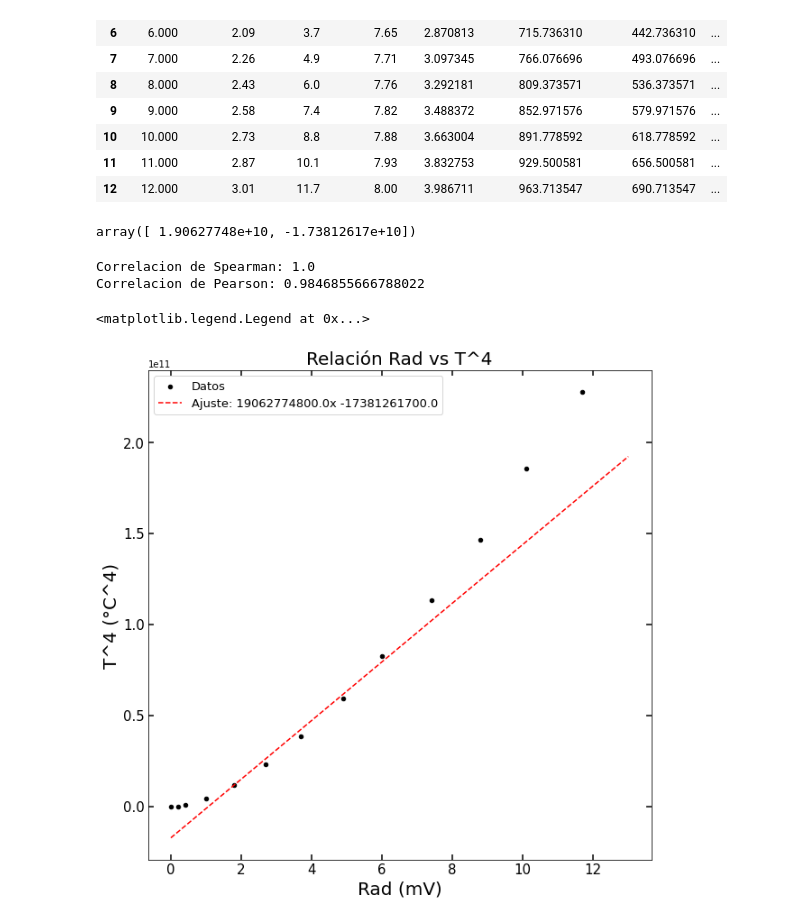
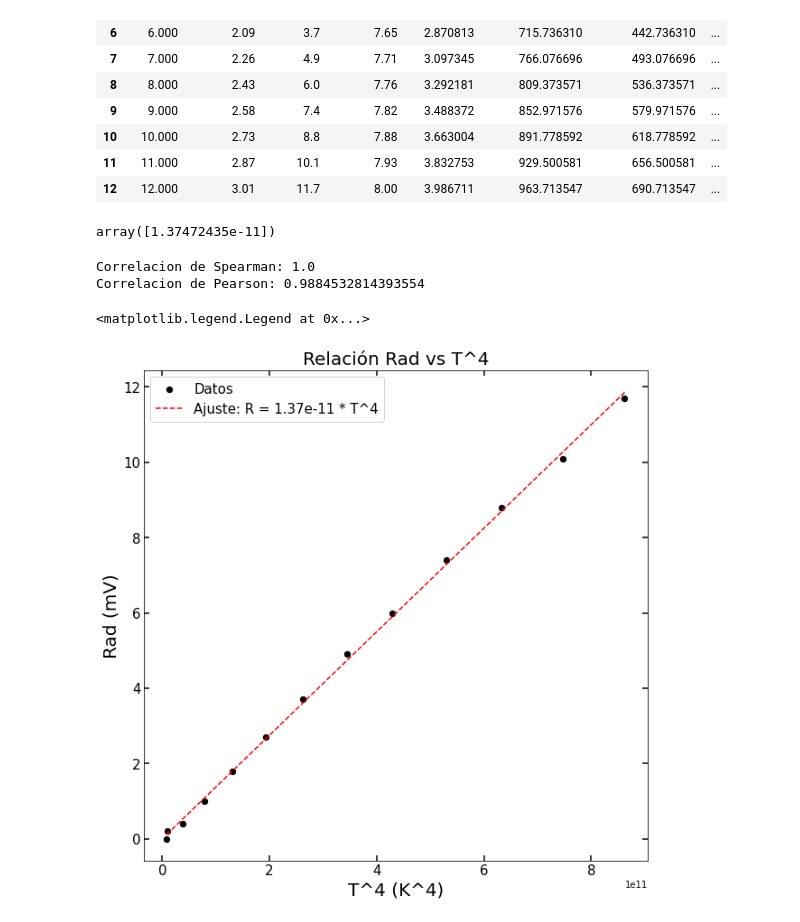
Before and after one commit to ojedarcelo/termocodigos, a Jupyter notebook: Lab4Termo/lab4.ipynb, the cells around one changed output. Cells and saved outputs as stored; diff of their text form; code cells hidden in the pictures.

```diff
--- a/Lab4Termo/lab4.ipynb
+++ b/Lab4Termo/lab4.ipynb
@@ -56,35 +57,41 @@ datos
 | 10 | 10.000 | 2.73 | 8.8 | 7.88 | 3.663004 | 891.778592 | 618.778592 | ... |
 | 11 | 11.000 | 2.87 | 10.1 | 7.93 | 3.832753 | 929.500581 | 656.500581 | ... |
 | 12 | 12.000 | 3.01 | 11.7 | 8.00 | 3.986711 | 963.713547 | 690.713547 | ... |
-# %%
-ajuste = np.polyfit(datos['Rad (mV)'], datos['T^4'], 1)
-ajuste
-# %% [output]
-array([ 1.90627748e+10, -1.73812617e+10])
+# %%
+def modelo(T_4, B):
+    return B * T_4
+# %%
+popt, pcov = curve_fit(modelo, datos['T^4 (K^4)'], datos['Rad (mV)'])
+popt
+# %% [output]
+array([1.37472435e-11])
+# %%
+def modelo_ajuste(T_4):
+    return popt[0] * T_4
 # %%
-def ajuste_lineal(rad):
-    return  1.90627748e+10 * rad - 1.73812617e+10
-
-spear1 = stats.spearmanr(datos['T^4 (°C^4)'], ajuste_lineal(datos['Rad (mV)']))[0]
-pear1 = stats.pearsonr(datos['T^4 (°C^4)'], ajuste_lineal(datos['Rad (mV)']))[0]
+spear1 = stats.spearmanr(datos['T^4 (°C^4)'], modelo_ajuste(datos['T^4 (K^4)']))[0]
+pear1 = stats.pearsonr(datos['T^4 (°C^4)'], modelo_ajuste(datos['T^4 (K^4)']))[0]
 print("Correlacion de Spearman: {} \nCorrelacion de Pearson: {}".format(
     spear1, pear1
 ))
 # %% [output]
 Correlacion de Spearman: 1.0
-Correlacion de Pearson: 0.9846855666788022
+Correlacion de Pearson: 0.9884532814393554
 # %%
+min_t, max_t = min(datos['T^4 (K^4)']), max(datos['T^4 (K^4)'])
+
+
 fig, ax = plt.subplots(figsize=(10,10))
-ax.scatter(datos['Rad (mV)'], datos['T^4'], s=20, c='black', label='Datos')
-ax.plot(np.linspace(0, 13), ajuste_lineal(np.linspace(0, 11)),'--',c='red', label='Ajuste: {}x {}'.format(
-    1.90627748e+10, - 1.73812617e+10
+ax.scatter(datos['T^4 (K^4)'], datos['Rad (mV)'], s=40, c='black', label='Datos')
+ax.plot(np.linspace(min_t,max_t), modelo_ajuste(np.linspace(min_t,max_t)), '--', c='red', label='Ajuste: R = {} * T^4'.format(
+    round(popt[0],13)
 ))
-ax.set_xlabel('Rad (mV)', fontsize=20)
-ax.set_ylabel('T^4 (°C^4)', fontsize=20)
+ax.set_ylabel('Rad (mV)', fontsize=20)
+ax.set_xlabel('T^4 (K^4)', fontsize=20)
 ax.set_title('Relación Rad vs T^4', fontsize=20)
 ax.tick_params(axis='both', labelsize=15, direction='in', right=True, top=True,
               length=6, width=1.5, grid_color='black', grid_alpha=1)
-ax.legend(fontsize=13)
+ax.legend(fontsize=15)
 # %% [output]
 <matplotlib.legend.Legend at 0x...>
-[figure, old version]
+[figure, new version]
```
Also changed, not shown: parts of 1 cell of this notebook.
